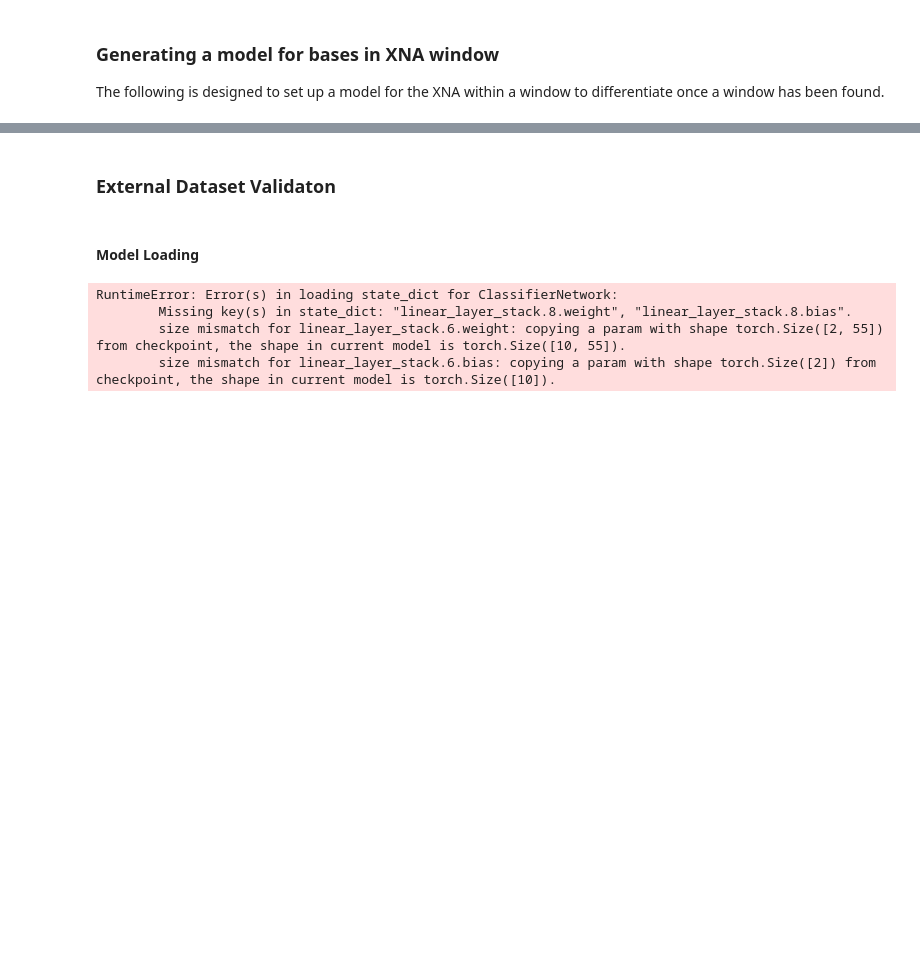
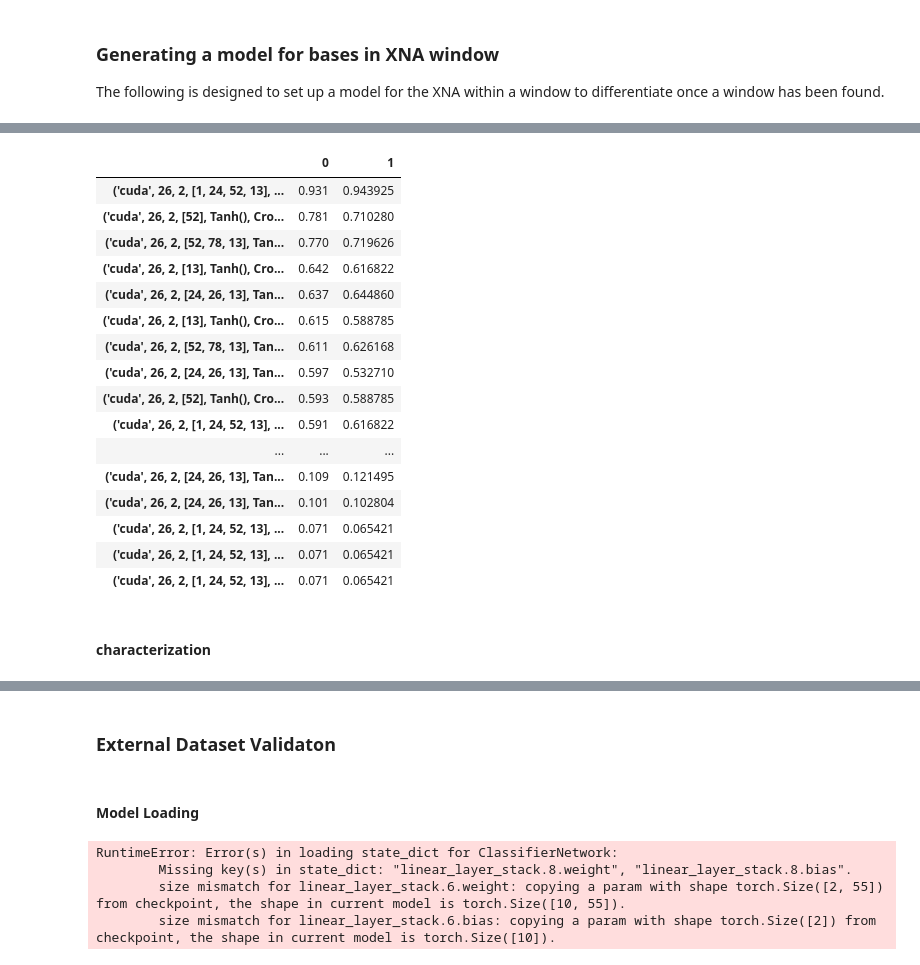
Before and after one commit to Marchand-Lab-Capstone/XenoFind, a Jupyter notebook: lib/xf_prelims/notebooks/Training_Walkthrough.ipynb, the cells around one changed output, grey strips where cells are left out. Saved outputs shown, nothing was run; the diff lists cells and outputs as text; code cells hidden in the pictures; blank space fills up the shorter version.

```diff
--- a/lib/xf_prelims/notebooks/Training_Walkthrough.ipynb
+++ b/lib/xf_prelims/notebooks/Training_Walkthrough.ipynb
@@ -1044,3 +1123,26 @@ XNA Identifier Model Training: 0.23793749235358888, Testing: 0.24299065420560748
+# %%
+results_df = pd.DataFrame(results_dict).T
+results_df.sort_values(by=[0], ascending=False)
+# %% [output]
+|  | 0 | 1 |
+| ('cuda', 26, 2, [1, 24, 52, 13], ... | 0.931 | 0.943925 |
+| ('cuda', 26, 2, [52], Tanh(), Cro... | 0.781 | 0.710280 |
+| ('cuda', 26, 2, [52, 78, 13], Tan... | 0.770 | 0.719626 |
+| ('cuda', 26, 2, [13], Tanh(), Cro... | 0.642 | 0.616822 |
+| ('cuda', 26, 2, [24, 26, 13], Tan... | 0.637 | 0.644860 |
+| ('cuda', 26, 2, [13], Tanh(), Cro... | 0.615 | 0.588785 |
+| ('cuda', 26, 2, [52, 78, 13], Tan... | 0.611 | 0.626168 |
+| ('cuda', 26, 2, [24, 26, 13], Tan... | 0.597 | 0.532710 |
+| ('cuda', 26, 2, [52], Tanh(), Cro... | 0.593 | 0.588785 |
+| ('cuda', 26, 2, [1, 24, 52, 13], ... | 0.591 | 0.616822 |
+| ... | ... | ... |
+| ('cuda', 26, 2, [24, 26, 13], Tan... | 0.109 | 0.121495 |
+| ('cuda', 26, 2, [24, 26, 13], Tan... | 0.101 | 0.102804 |
+| ('cuda', 26, 2, [1, 24, 52, 13], ... | 0.071 | 0.065421 |
+| ('cuda', 26, 2, [1, 24, 52, 13], ... | 0.071 | 0.065421 |
+| ('cuda', 26, 2, [1, 24, 52, 13], ... | 0.071 | 0.065421 |
+# %% [markdown]
+#### characterization
 # %%
 n_classified = []
 
```
Also changed, not shown: parts of 15 cells of this notebook, 6 other files.
